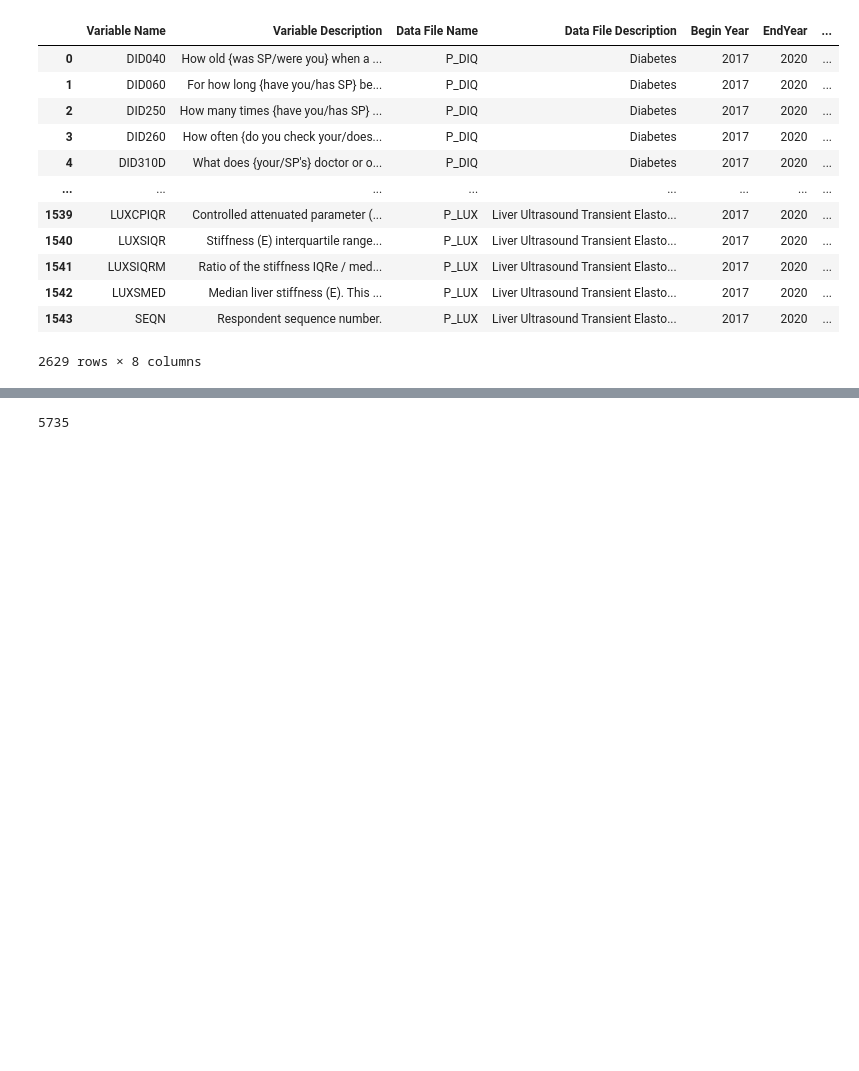
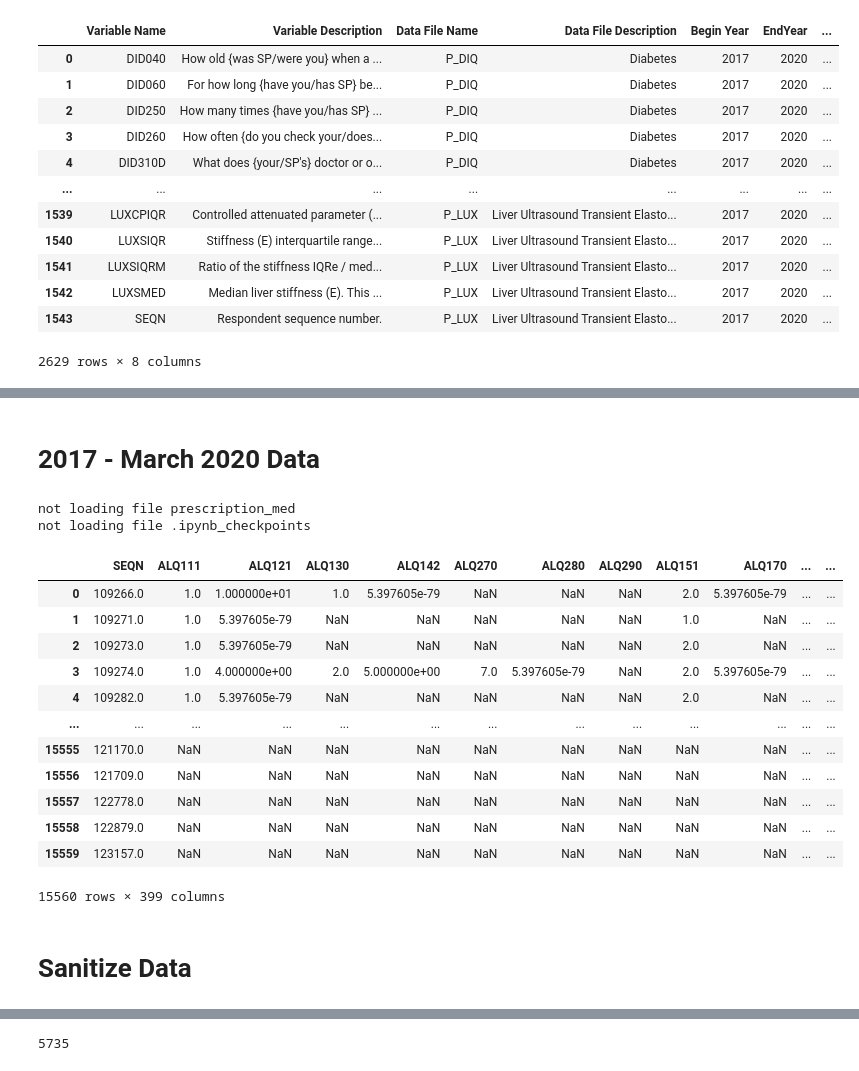
Before and after one commit to orenscarmeli/capstone210-ppd-carmeli_chari_hand_lee, a Jupyter notebook: pipeline/cdc_agg_pipe.ipynb, the cells around one changed output, grey strips where cells are left out. Drawn from its saved outputs; the diff is of its cells as text; code cells hidden in the pictures; blank space fills up the shorter version.

Commit message:
add prescription data dedup

```diff
--- a/pipeline/cdc_agg_pipe.ipynb
+++ b/pipeline/cdc_agg_pipe.ipynb
@@ -138,0 +119,64 @@ df_cdc_joined
+# %% [markdown]
+# 2017 - March 2020 Data
+# %%
+# all data except for prescription medicine
+
+folder_path = './xpt_data/2017_march2020'
+dataframes_dict = read_xpt_files(folder_path)
+df_cdc_joined_pre = full_outer_join(dataframes_dict)
+# df_cdc_joined_pre
+# %% [output]
+not loading file prescription_med
+not loading file .ipynb_checkpoints
+# %%
+# prescription medicine survey - need to dedup
+
+folder_path = './xpt_data/2017_march2020/prescription_med'
+dataframes_dict = read_xpt_files(folder_path)
+prescript_med = full_outer_join(dataframes_dict)
+
+prescript_med['RXDRSD1']=prescript_med['RXDRSD1'].apply(lambda x: x.decode())
+prescript_med['RXDRSD2']=prescript_med['RXDRSD2'].apply(lambda x: x.decode())
+prescript_med['RXDRSD3']=prescript_med['RXDRSD3'].apply(lambda x: x.decode())
+
+conditions = [
+    (prescript_med["RXDRSD1"] == "Major depressive disorder, single episode, unspecified"),
+    (prescript_med["RXDRSD1"] == "Major depressive disorder, recurrent, unspecified"),
+    (prescript_med["RXDRSD2"] == "Major depressive disorder, single episode, unspecified"),
+    (prescript_med["RXDRSD2"] == "Major depressive disorder, recurrent, unspecified"),
+    (prescript_med["RXDRSD3"] == "Major depressive disorder, single episode, unspecified"),
+    (prescript_med["RXDRSD3"] == "Major depressive disorder, recurrent, unspecified")
+    ]
+
+values = [1,1,1,1,1,1]
+prescript_med['MDD'] = np.select(conditions, values)
+
+
+# Sort by SEQN and MDD for any instances where the responder has MDD == 1, it will precede any rows where MDD == 0
+# Only keep first row of each responder to retain rows where MDD == 1 if possible and MDD == 0 where not
+prescript_med.sort_values(by=["SEQN"], axis = 0, ascending =[True], inplace=True)
+prescript_med.sort_values(by=["MDD"], axis = 0, ascending =[False], inplace=True)
+pm_dropped = prescript_med.drop_duplicates(subset = ['SEQN'], keep = 'first', inplace = False)
+pm_dropped = pm_dropped[['SEQN','MDD']]
+# pm_dropped
+# %%
+# merge into 1
+
+df_cdc_joined = pd.merge(df_cdc_joined_pre, pm_dropped, on='SEQN', how='left')
+df_cdc_joined
+# %% [output]
+|  | SEQN | ALQ111 | ALQ121 | ALQ130 | ALQ142 | ALQ270 | ALQ280 | ALQ290 | ALQ151 | ALQ170 | ... | ... |
+| 0 | 109266.0 | 1.0 | 1.000000e+01 | 1.0 | 5.397605e-79 | NaN | NaN | NaN | 2.0 | 5.397605e-79 | ... | ... |
+| 1 | 109271.0 | 1.0 | 5.397605e-79 | NaN | NaN | NaN | NaN | NaN | 1.0 | NaN | ... | ... |
+| 2 | 109273.0 | 1.0 | 5.397605e-79 | NaN | NaN | NaN | NaN | NaN | 2.0 | NaN | ... | ... |
+| 3 | 109274.0 | 1.0 | 4.000000e+00 | 2.0 | 5.000000e+00 | 7.0 | 5.397605e-79 | NaN | 2.0 | 5.397605e-79 | ... | ... |
+| 4 | 109282.0 | 1.0 | 5.397605e-79 | NaN | NaN | NaN | NaN | NaN | 2.0 | NaN | ... | ... |
+| ... | ... | ... | ... | ... | ... | ... | ... | ... | ... | ... | ... | ... |
+| 15555 | 121170.0 | NaN | NaN | NaN | NaN | NaN | NaN | NaN | NaN | NaN | ... | ... |
+| 15556 | 121709.0 | NaN | NaN | NaN | NaN | NaN | NaN | NaN | NaN | NaN | ... | ... |
+| 15557 | 122778.0 | NaN | NaN | NaN | NaN | NaN | NaN | NaN | NaN | NaN | ... | ... |
+| 15558 | 122879.0 | NaN | NaN | NaN | NaN | NaN | NaN | NaN | NaN | NaN | ... | ... |
+| 15559 | 123157.0 | NaN | NaN | NaN | NaN | NaN | NaN | NaN | NaN | NaN | ... | ... |
+15560 rows × 399 columns
+# %% [markdown]
+# Sanitize Data
```
Also changed, not shown: parts of 7 cells of this notebook, 4 other files.
